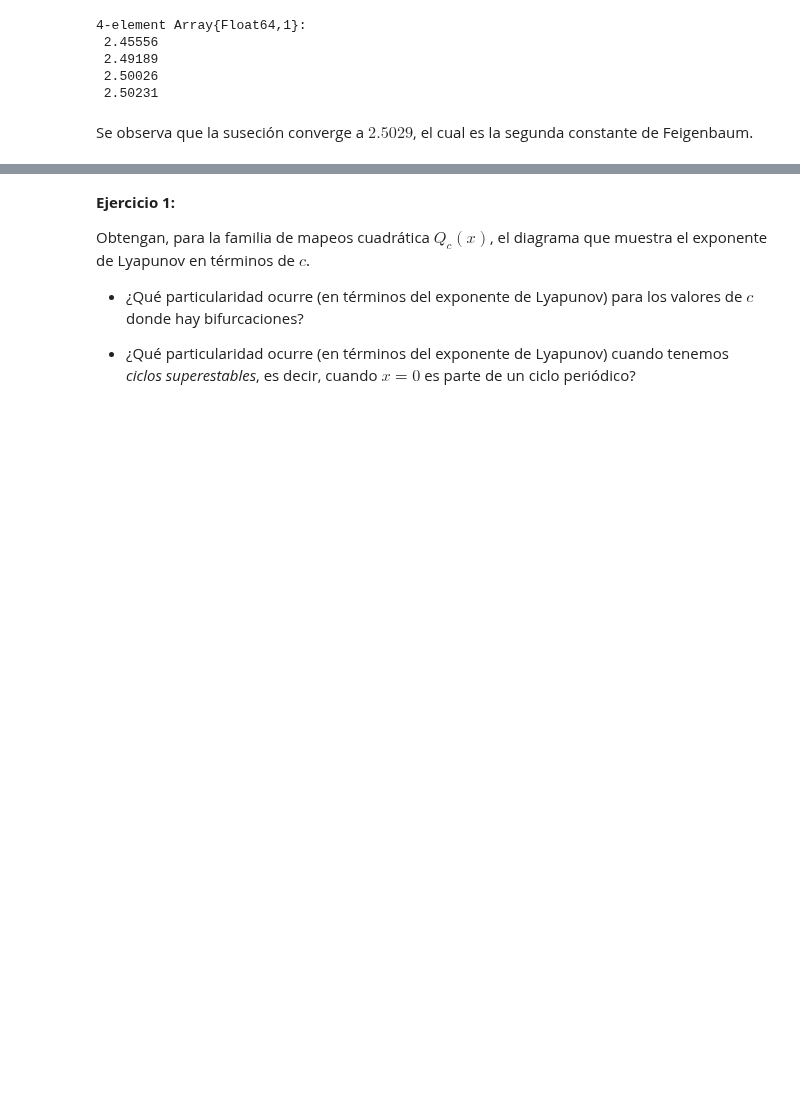
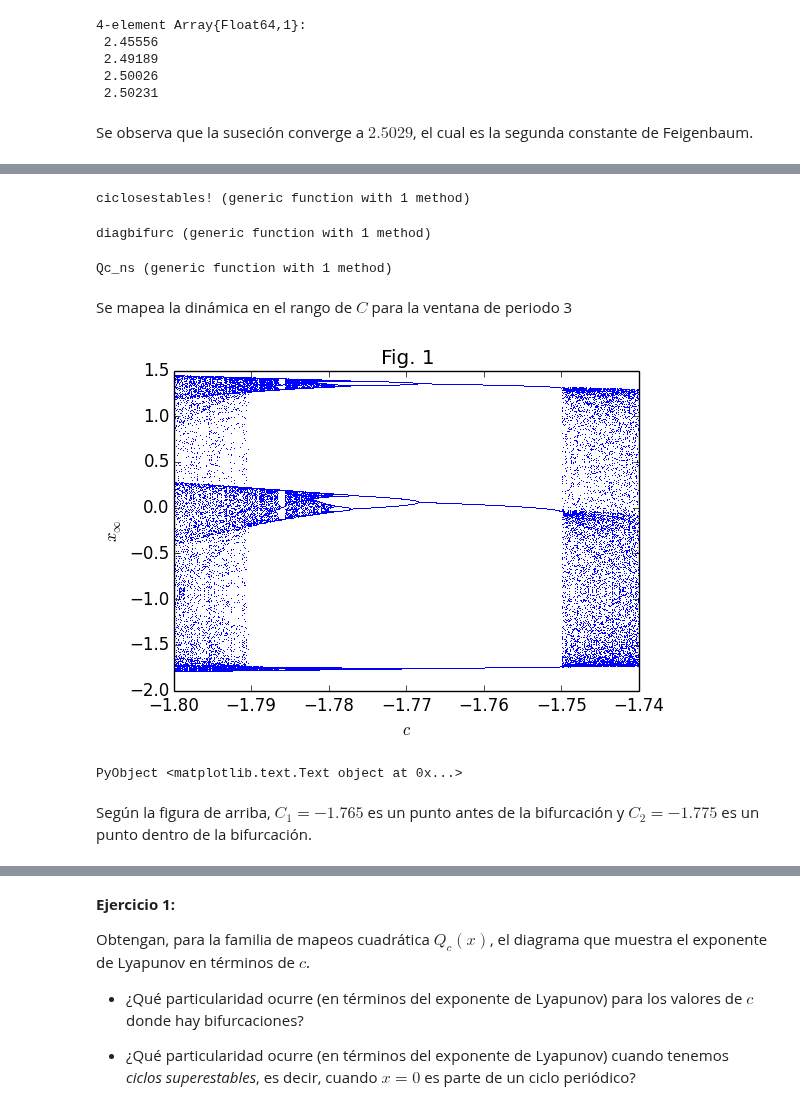
Before and after one commit to lbenet/2017-1_TSFisComp, a Jupyter notebook: tareas/pabloresendiz/Tarea5/tarea5sol.ipynb, the cells around one changed output, grey strips where cells are left out. Drawn from its saved outputs; the diff is of its cells as text; code cells hidden in the pictures; blank space fills up the shorter version.

```diff
--- a/tareas/pabloresendiz/Tarea5/tarea5sol.ipynb
+++ b/tareas/pabloresendiz/Tarea5/tarea5sol.ipynb
@@ -232,0 +255,72 @@ Se observa que la suseción converge a $2.5029$, el cual es la segunda constante
+# %%
+function ciclosestables!(xx, f, nit, nout, cc)
+    @assert nit > 0 && nout > 0
+
+    # Primeros nit iterados
+    x0 = 0.0
+    for it = 1:nit
+        x0 = f(x0, cc)
+    end
+
+    # Se guardan los siguientes nout iterados
+    for it = 1:nout
+        x0 = f(x0, cc)
+        @inbounds xx[it] = x0
+    end
+
+    nothing
+end
+# %% [output]
+ciclosestables! (generic function with 1 method)
+# %%
+function diagbifurc(f, nit, nout, crange)
+    xx = Vector{Float64}(nout)
+    ff = Array{Float64,2}(nout, length(crange))
+
+    for ic in eachindex(crange)
+        c = crange[ic]
+        ciclosestables!(xx, f, nit, nout, c)
+        ff[:,ic] = xx
+    end
+
+    return ff
+end
+# %% [output]
+diagbifurc (generic function with 1 method)
+# %%
+function Qc_ns(x, args)
+    c, n = args[1], args[2]
+    @assert n >= 0 && isa(n,Int)
+    n <= 1 && return Qc_p1(x,c)
+    for it = 1:n
+        x = Qc_p1(x,c)
+        @show x
+    end
+    return x
+end
+# %% [output]
+Qc_ns (generic function with 1 method)
+# %% [markdown]
+Se mapea la dinámica en el rango de $C$ para la ventana de periodo 3
+# %%
+crange_1 = -1.74:-1/2^13:-1.8
+
+ff = diagbifurc(Qc_p1, 10000, 100, crange);
+cc = ones(size(ff)[1])*crange';
+
+# Esto cambia las matrices en vectores; ayuda un poco para los dibujos
+ff = reshape(ff, size(ff)[1]*size(ff)[2]);
+cc = reshape(cc, size(ff));
+# %%
+figure(figsize=(6,4))
+plot(cc, ff, "b,")
+#plot([-1.2,-1.5,-1.5,-1.2,-1.2],[-1.5,-1.5,-0.9,-0.9,-1.5], "k-")
+#plot([-2,0.5],[0.0,0.0], "r-")
+xlabel(L"c")
+ylabel(L"x_\infty")
+title("Fig. 1")
+# %% [output]
+[figure, added]
+PyObject <matplotlib.text.Text object at 0x...>
+# %% [markdown]
+Según la figura de arriba, $C_1=-1.765$ es un punto antes de la bifurcación y $C_2=-1.775$ es un punto dentro de la bifurcación.
```
Also changed, not shown: parts of 32 cells of this notebook.
